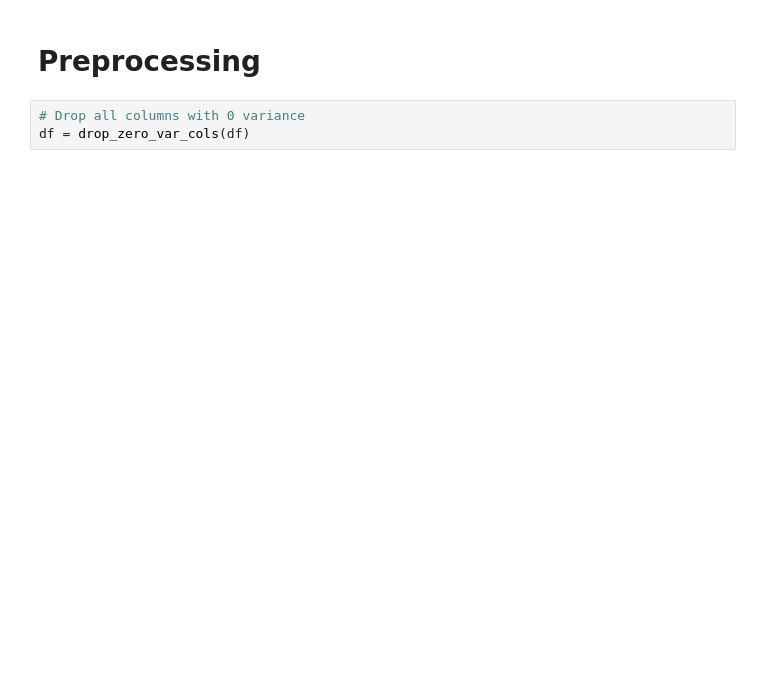
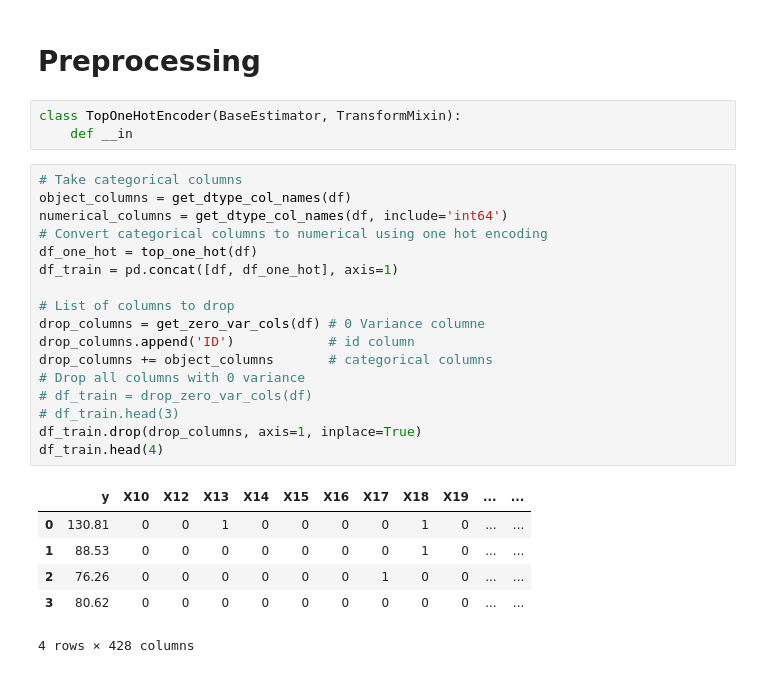
Before and after one commit to maindolaamit/tutorials, a Jupyter notebook: Data-Science/ML/mercedes-benz-manufacturing/mercedez-benz.ipynb, the cells around one changed output. Drawn from its saved outputs; the diff is of its cells as text; blank space fills up the shorter version.

```diff
--- a/Data-Science/ML/mercedes-benz-manufacturing/mercedez-benz.ipynb
+++ b/Data-Science/ML/mercedes-benz-manufacturing/mercedez-benz.ipynb
@@ -151,5 +189,29 @@ df_2.head(1)
 # %% [markdown]
 # Preprocessing
-# %%
-# Drop all columns with 0 variance
-df = drop_zero_var_cols(df)
+# %%
+class TopOneHotEncoder(BaseEstimator, TransformMixin):
+    def __in
+# %%
+# Take categorical columns
+object_columns = get_dtype_col_names(df)
+numerical_columns = get_dtype_col_names(df, include='int64')
+# Convert categorical columns to numerical using one hot encoding
+df_one_hot = top_one_hot(df)
+df_train = pd.concat([df, df_one_hot], axis=1)
+
+# List of columns to drop
+drop_columns = get_zero_var_cols(df) # 0 Variance columne
+drop_columns.append('ID')            # id column
+drop_columns += object_columns       # categorical columns
+# Drop all columns with 0 variance
+# df_train = drop_zero_var_cols(df)
+# df_train.head(3)
+df_train.drop(drop_columns, axis=1, inplace=True)
+df_train.head(4)
+# %% [output]
+|  | y | X10 | X12 | X13 | X14 | X15 | X16 | X17 | X18 | X19 | ... | ... |
+| 0 | 130.81 | 0 | 0 | 1 | 0 | 0 | 0 | 0 | 1 | 0 | ... | ... |
+| 1 | 88.53 | 0 | 0 | 0 | 0 | 0 | 0 | 0 | 1 | 0 | ... | ... |
+| 2 | 76.26 | 0 | 0 | 0 | 0 | 0 | 0 | 1 | 0 | 0 | ... | ... |
+| 3 | 80.62 | 0 | 0 | 0 | 0 | 0 | 0 | 0 | 0 | 0 | ... | ... |
+4 rows × 428 columns
```
Also changed, not shown: parts of 18 cells of this notebook, 28 other files.
